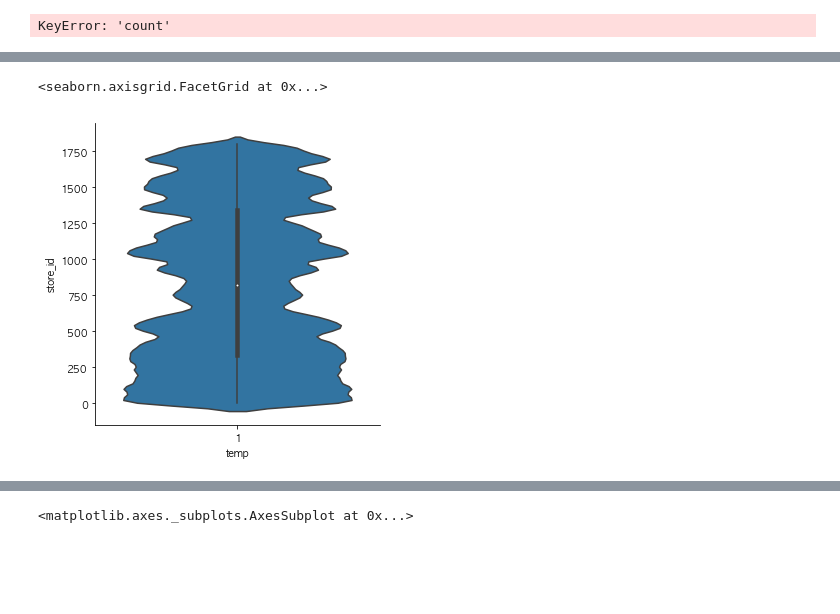
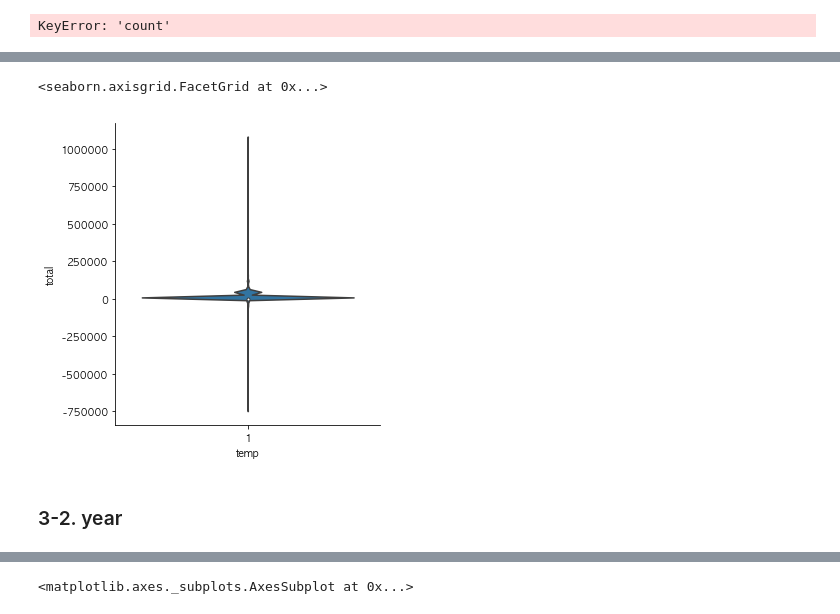
Before and after one commit to willthd/Data-Science, a Jupyter notebook: daconByFunda/funda.ipynb, the cells around one changed output, grey strips where cells are left out. Drawn from its saved outputs; the diff is of its cells as text; code cells hidden in the pictures; blank space fills up the shorter version.

Commit message:
Analysis column : store_id, 거래기록기준

```diff
--- a/daconByFunda/funda.ipynb
+++ b/daconByFunda/funda.ipynb
@@ -92,2 +121,2 @@ train
 # %%
-train.loc[train["amount"] != train["total"]]
+train = train.loc[(train["amount"] >= -1000) & (train["amount"] <= 1000)]
@@ -207,8 +298,10 @@ KeyError: 'count'
 # %%
 train["temp"] = 1
 # %%
-sns.factorplot(data=train, x="temp", y="store_id", kind="violin")
+sns.catplot(data=train, x="temp", y="total", kind="violin")
 # %% [output]
 <seaborn.axisgrid.FacetGrid at 0x...>
-[figure, old version]
+[figure, new version]
+# %% [markdown]
+### 3-2. year
 # %%
```
Also changed, not shown: parts of 42 cells of this notebook.
